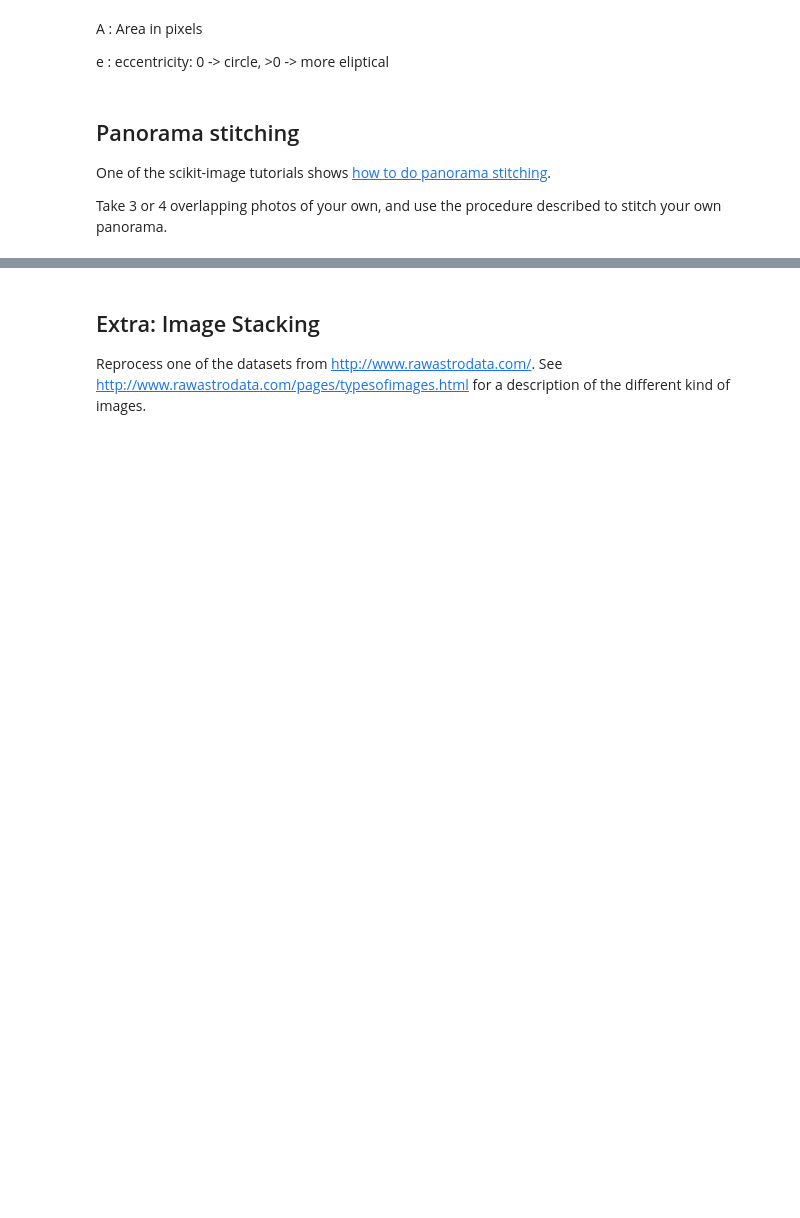
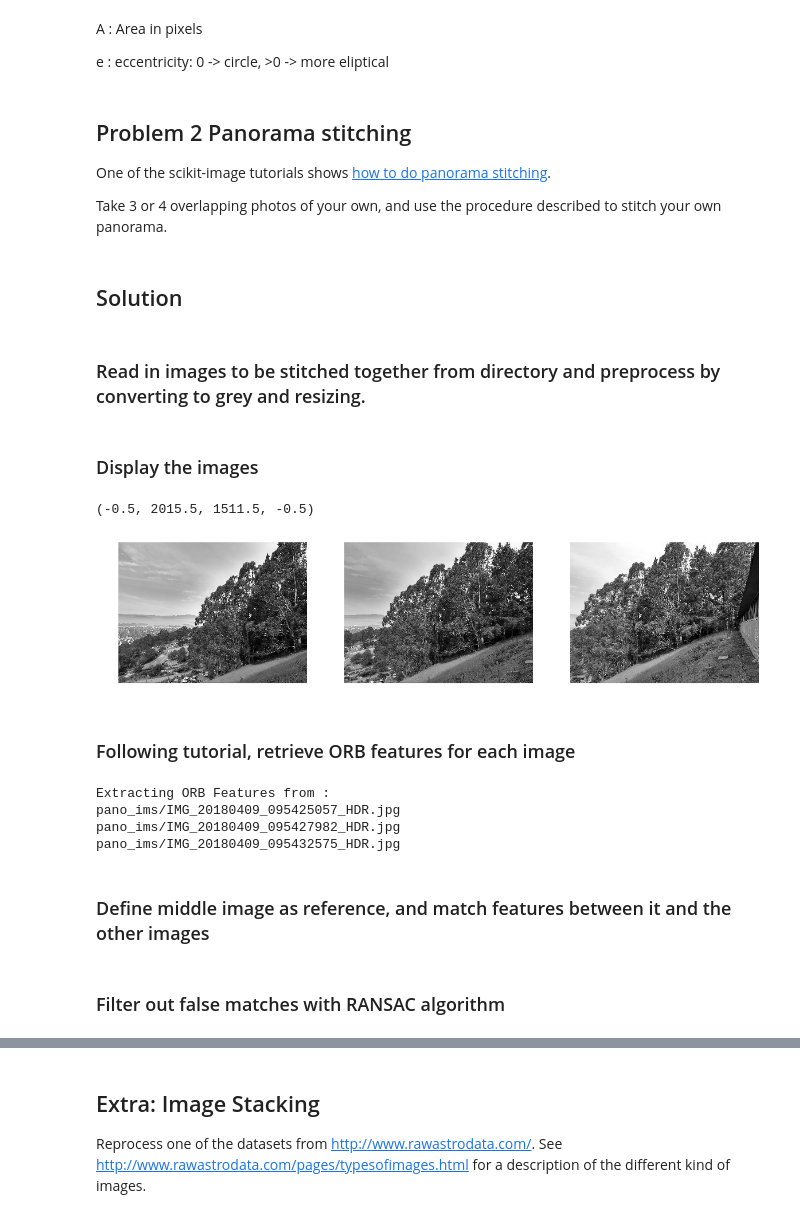
Before and after one commit to samuel-badman/ay250-homework-badman, a Jupyter notebook: badman_hw_7/hw_7.ipynb, the cells around one changed output, grey strips where cells are left out. Drawn from its saved outputs; the diff is of its cells as text; code cells hidden in the pictures; blank space fills up the shorter version.

Commit message:
Working panorama stitching, smaller set of images with more distinguishable features

```diff
--- a/badman_hw_7/hw_7.ipynb
+++ b/badman_hw_7/hw_7.ipynb
@@ -140,8 +142,64 @@ A : Area in pixels
 
 e : eccentricity: 0 -> circle, >0 -> more eliptical
 # %% [markdown]
-## Panorama stitching
+## Problem 2 Panorama stitching
 
 One of the scikit-image tutorials shows [how to do panorama stitching](https://github.com/scikit-image/skimage-tutorials/blob/master/lectures/solutions/adv3_panorama-stitching-solution.ipynb).
 
 Take 3 or 4 overlapping photos of your own, and use the procedure described to stitch your own panorama.
+# %% [markdown]
+## Solution
+# %% [markdown]
+### Read in images to be stitched together from directory and preprocess by converting to grey and resizing.
+# %%
+from skimage import io
+from skimage.color import rgb2gray
+from skimage.transform import resize
+import matplotlib.pyplot as plt
+import glob
+image_ls = sorted(glob.glob('pano_ims/*.jpg'))
+# Read in to grayscale
+pano_ims = [rgb2gray(io.imread(name)) for name in image_ls]
+# Downsize by a factor of 4
+pano_ims = [resize(im, (im.shape[0]/2.,im.shape[1]/2.),mode='constant') for im in pano_ims]
+# %% [markdown]
+### Display the images
+# %%
+plt.figure(figsize=(20,15))
+ax=plt.subplot(131)
+plt.imshow(pano_ims[0],cmap='gray')
+ax.axis('off')
+ax=plt.subplot(132)
+plt.imshow(pano_ims[1],cmap='gray')
+ax.axis('off')
+ax=plt.subplot(133)
+plt.imshow(pano_ims[2],cmap='gray')
+ax.axis('off')
+# %% [output]
+(-0.5, 2015.5, 1511.5, -0.5)
+[figure, added]
+# %% [markdown]
+### Following tutorial, retrieve ORB features for each image
+# %%
+from skimage.feature import ORB,plot_matches
+
+orb = ORB(n_keypoints=800, fast_threshold=0.05)
+
+keypoints = []
+descriptors = []
+
+print('Extracting ORB Features from :')
+i=0
+for im in pano_ims[:3] :
+    print(image_ls[i])
+    orb.detect_and_extract(im)
+    keypoints.append(orb.keypoints)
+    descriptors.append(orb.descriptors)
+    i+=1
+# %% [output]
+Extracting ORB Features from :
+pano_ims/IMG_20180409_095425057_HDR.jpg
+pano_ims/IMG_20180409_095427982_HDR.jpg
+pano_ims/IMG_20180409_095432575_HDR.jpg
+# %% [markdown]
+### Define middle image as reference, and match features between it and the other images
@@ -147,0 +212,2 @@ Take 3 or 4 overlapping photos of your own, and use the procedure described to s
+# %% [markdown]
+### Filter out false matches with RANSAC algorithm
```
Also changed, not shown: parts of 24 cells of this notebook, 3 other files.
